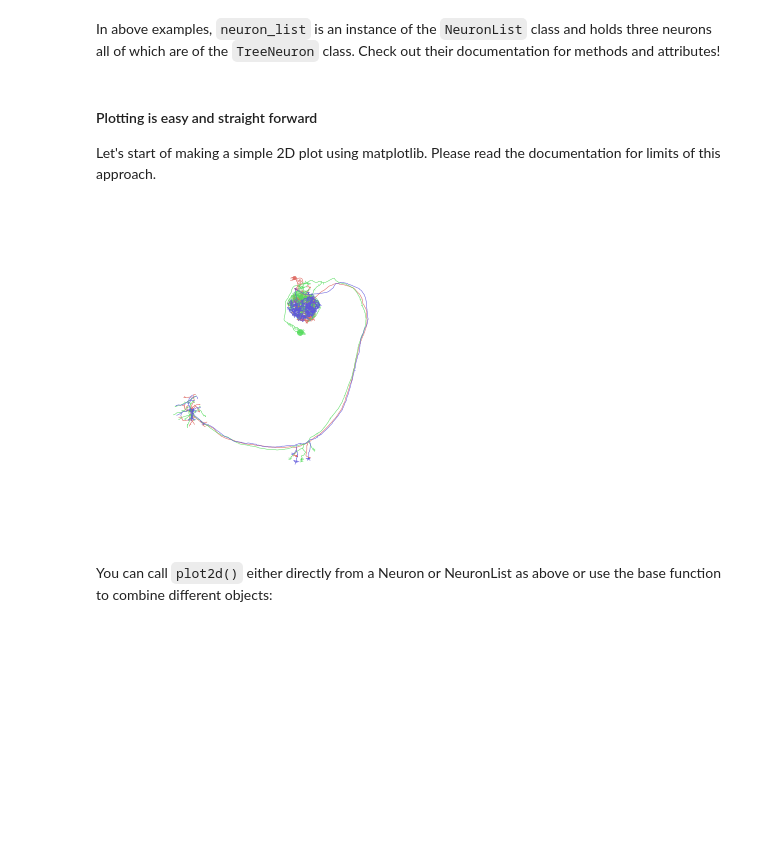
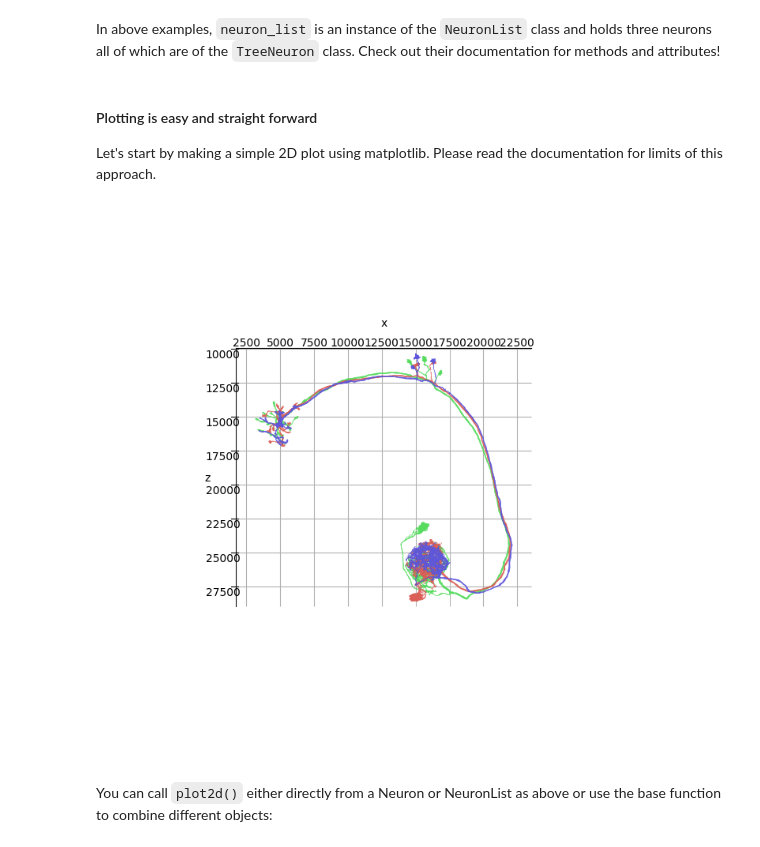
Before and after one commit to navis-org/navis, a Jupyter notebook: examples/colab.ipynb, the cells around one changed output. Cells and saved outputs as stored; diff of their text form; code cells hidden in the pictures; blank space fills up the shorter version.

```diff
--- a/examples/colab.ipynb
+++ b/examples/colab.ipynb
@@ -60,15 +61,15 @@ neuron_list[0]
 In above examples, ``neuron_list`` is an instance of the ``NeuronList`` class and holds three neurons all of which are of the ``TreeNeuron`` class. Check out their documentation for methods and attributes!
 # %% [markdown]
 #### Plotting is easy and straight forward
-Let's start of making a simple 2D plot using matplotlib. Please read the documentation for limits of this approach.
+Let's start by making a simple 2D plot using matplotlib. Please read the documentation for limits of this approach.
 # %%
 # Matplotlib 2D plot
 import matplotlib.pyplot as plt
 
-fig, ax = neuron_list.plot2d()
-plt.show()
+fig, ax = neuron_list.plot2d(view=("x", "-z"))
+plt.tight_layout()
 # %% [output]
-[figure, old version]
+[figure, new version]
 # %% [markdown]
 You can call ``plot2d()`` either directly from a Neuron or NeuronList as above or use the base function to combine different objects:
 # %%
```
Also changed, not shown: parts of 9 cells of this notebook, 27 other files.
